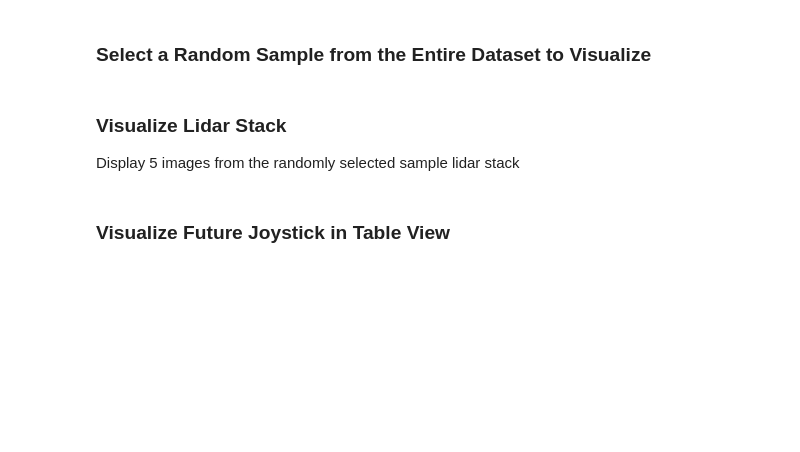
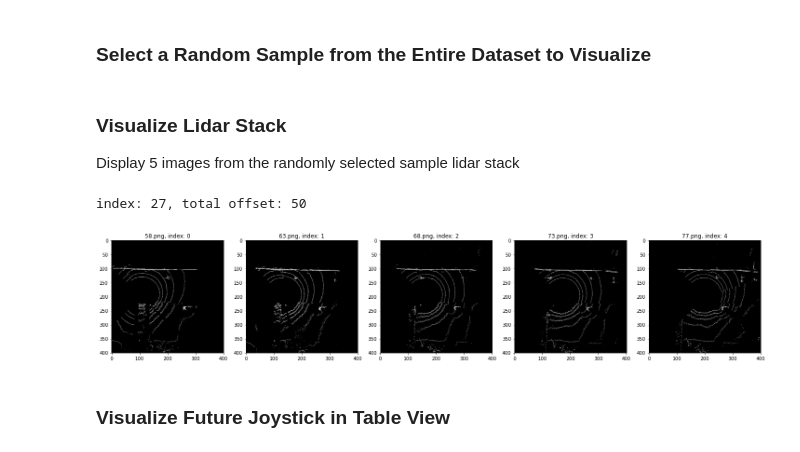
Before and after one commit to abhinavchadaga/clip_social_nav, a Jupyter notebook: data_visualization.ipynb, the cells around one changed output. Drawn from its saved outputs; the diff is of its cells as text; code cells hidden in the pictures; blank space fills up the shorter version.

Commit message:
add goal token stuff

```diff
--- a/data_visualization.ipynb
+++ b/data_visualization.ipynb
@@ -18,7 +22,8 @@ dm = CLIPDataModule(
     batch_size=64,
     num_workers=2,
     joy_pred_len=300,
-    include_lidar_file_names=True
+    include_lidar_file_names=True,
+    visualize_goal=True
 )
 
 dm.setup()
@@ -73,13 +82,16 @@ Display 5 images from the randomly selected sample lidar stack
 # %%
 from lidar_helper import visualize_lidar_stack
 
 # visualize mode returns lidar stack
 # and the corresponding file names
 lidar_stack = sample[0][0]
 lidar_fnames = sample[0][1]
 
-cprint(f'index: {idx}', color='green', attrs=['bold'])
+cprint(f'index: {idx}, total offset: 50', color='green', attrs=['bold'])
 visualize_lidar_stack(lidar_stack=lidar_stack, file_names=lidar_fnames)
+# %% [output]
+index: 27, total offset: 50
+[figure, added]
 # %% [markdown]
 ### Visualize Future Joystick in Table View
 # %%
```
Also changed, not shown: parts of 9 cells of this notebook, 3 other files.
